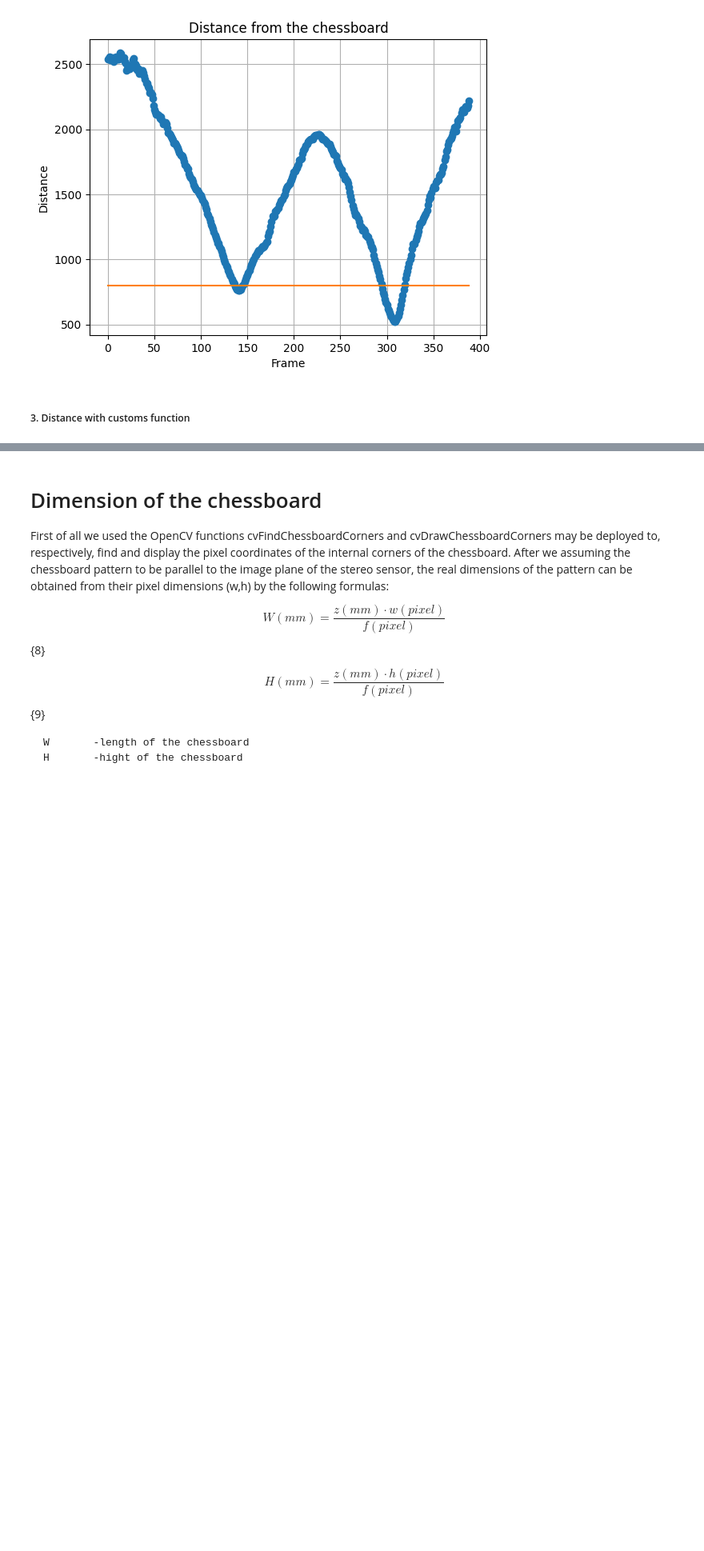
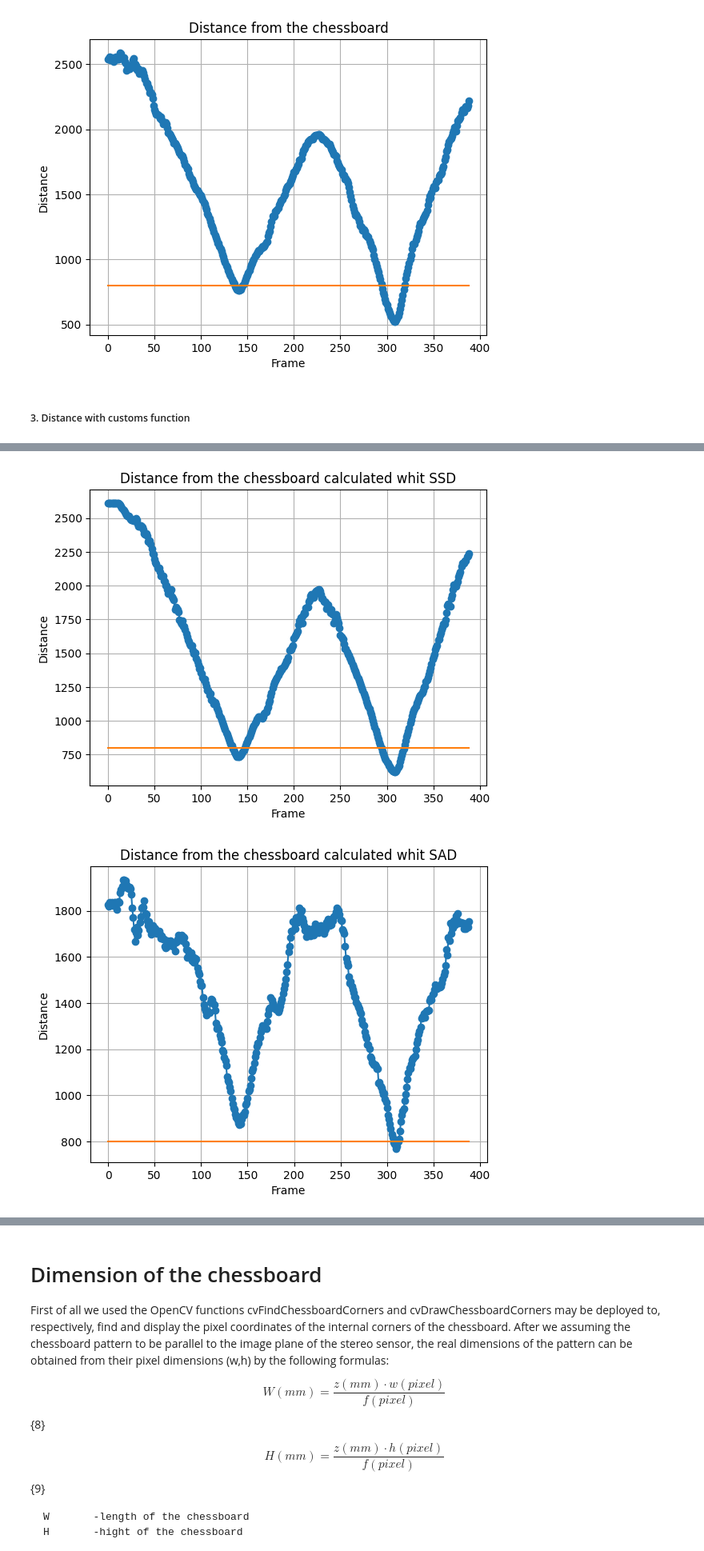
Before and after one commit to ArkaStark/RobotNavigation, a Jupyter notebook: Robot-navigation-paper.ipynb, the cells around one changed output, grey strips where cells are left out. Shown at 80% size. Drawn from its saved outputs; the diff is of its cells as text; code cells hidden in the pictures; blank space fills up the shorter version.

```diff
--- a/Robot-navigation-paper.ipynb
+++ b/Robot-navigation-paper.ipynb
@@ -758,0 +961,47 @@ Mean disparity (d_mean) for each frame:
+# %%
+# Plotting
+f_values = list(range(number_of_frames))
+plt.plot(f_values, list_z_SSD, marker='o', linestyle='-')
+line = 800*np.ones((len(f_values)))
+plt.plot(f_values, line)
+plt.title('Distance from the chessboard calculated whit SSD')
+plt.xlabel('Frame')
+plt.ylabel('Distance')
+plt.grid(True)
+plt.show()
+
+# Plotting
+f_values = list(range(number_of_frames))
+plt.plot(f_values, list_z_SAD, marker='o', linestyle='-')
+line = 800*np.ones((len(f_values)))
+plt.plot(f_values, line)
+plt.title('Distance from the chessboard calculated whit SAD')
+plt.xlabel('Frame')
+plt.ylabel('Distance')
+plt.grid(True)
+plt.show()
+
+# Plotting
+f_values = list(range(number_of_frames))
+plt.plot(f_values, list_z_NCC, marker='o', linestyle='-')
+line = 800*np.ones((len(f_values)))
+plt.plot(f_values, line)
+plt.title('Distance from the chessboard calculated whit NCC')
+plt.xlabel('Frame')
+plt.ylabel('Distance')
+plt.grid(True)
+plt.show()
+
+# Plotting
+f_values = list(range(number_of_frames))
+plt.plot(f_values, list_z_ZNCC, marker='o', linestyle='-')
+line = 800*np.ones((len(f_values)))
+plt.plot(f_values, line)
+plt.title('Distance from the chessboard calculated with ZNCC')
+plt.xlabel('Frame')
+plt.ylabel('Distance')
+plt.grid(True)
+plt.show()
+# %% [output]
+[figure, added]
+[figure, added]
```
Also changed, not shown: parts of 10 cells of this notebook, 10 other files.
